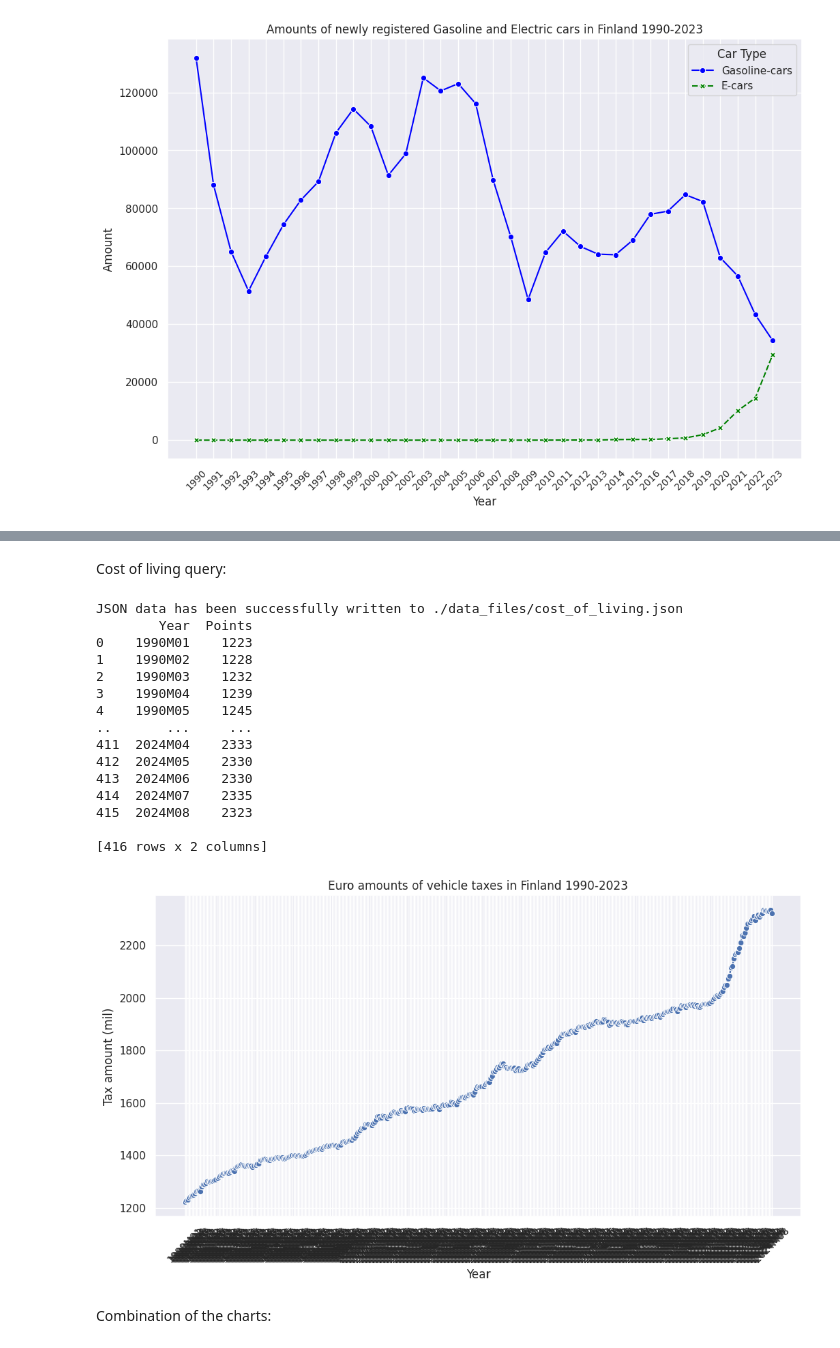
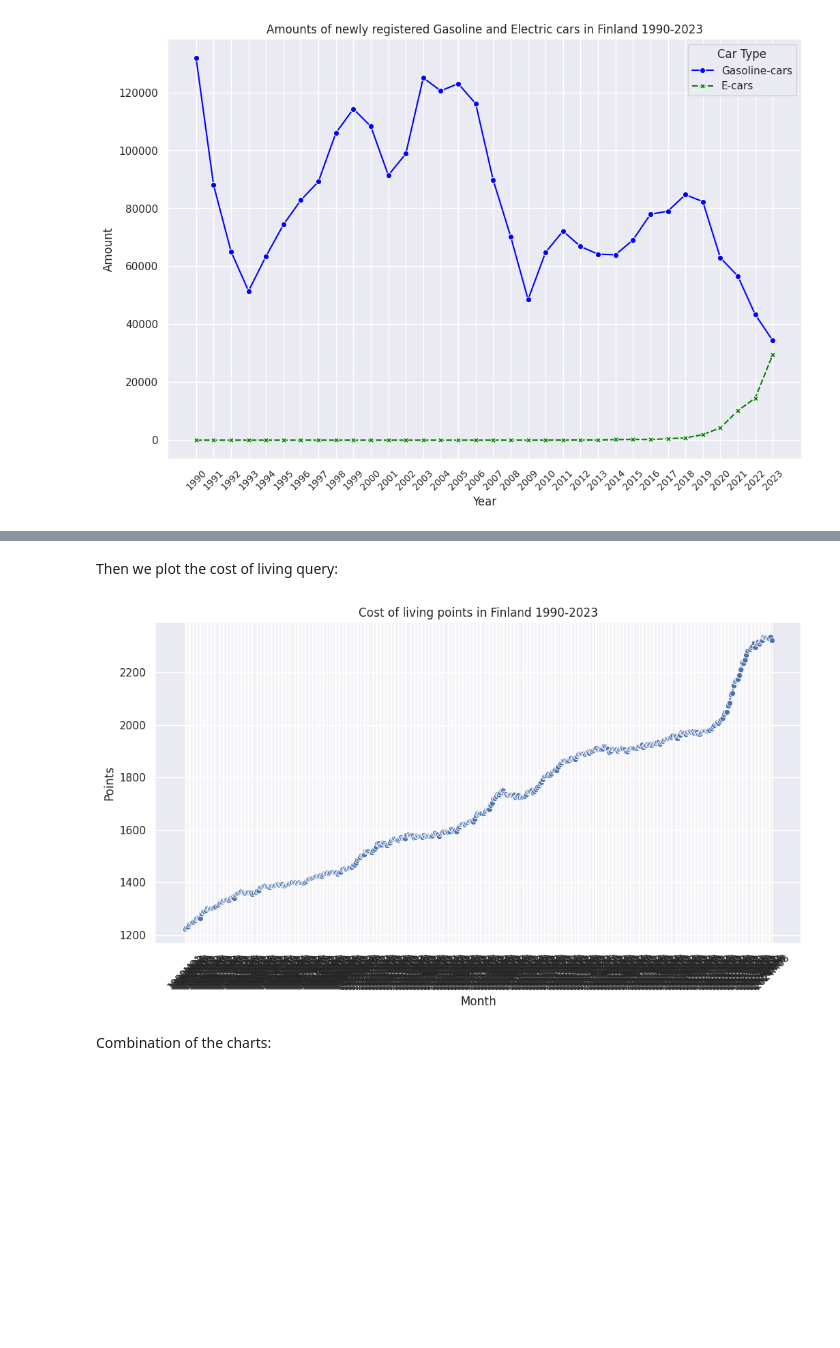
Before and after one commit to HY-Data-Science-ML-Predictions/Electric-cars-taxation, a Jupyter notebook: e_cars_notebook.ipynb, the cells around one changed output, grey strips where cells are left out. Saved outputs shown, nothing was run; the diff lists cells and outputs as text; code cells hidden in the pictures; blank space fills up the shorter version.

```diff
--- a/e_cars_notebook.ipynb
+++ b/e_cars_notebook.ipynb
@@ -146,57 +157,21 @@ JSON data has been successfully written to ./data_files/car_taxes_json.json
 [figure]
 # %% [markdown]
-Cost of living query:
+Then we plot the cost of living query:
 # %%
-from sf_queries import cost_of_living_index_json
+sns.set_theme(style="darkgrid")
+plt.figure(figsize=(12, 6))
 
-cost_of_living = post('https://statfin.stat.fi:443/PxWeb/api/v1/fi/StatFin/khi/statfin_khi_pxt_11xl.px',
-                 json=cost_of_living_index_json)
+sns.lineplot(x='Month', y='Points', data=cost_of_living_df, marker='o')
 
-if cost_of_living:
-    cost_of_living = cost_of_living.json()
+plt.xticks(rotation=45, fontsize=10)
 
-    dest = f'{TARGET}/cost_of_living.json'
+plt.xlabel('Month')
+plt.ylabel('Points')
+plt.title('Cost of living points in Finland 1990-2023')
 
-    json_to_text(cost_of_living, dest)
-    # read json retrieved from sf to text file to analyze the data to make dataframe efficiently
-
-    months = list(cost_of_living['dimension']['Kuukausi']['category']['label'].values())
-    amounts = cost_of_living['value']
-
-
-    taxes_df = pd.DataFrame({'Month': months,
-                             'Points': amounts})
-    print(taxes_df)
-
-    sns.set_theme(style="darkgrid")
-    plt.figure(figsize=(12, 6))
-
-    sns.lineplot(x='Month', y='Points', data=taxes_df, marker='o')
-
-    plt.xticks(rotation=45, fontsize=10)
-
-    plt.xlabel('Month')
-    plt.ylabel('Points')
-    plt.title('Cost of living points in Finland 1990-2023')
-
-    plt.show()
+plt.show()
 # %% [output]
-JSON data has been successfully written to ./data_files/cost_of_living.json
-        Year  Points
-0    1990M01    1223
-1    1990M02    1228
-2    1990M03    1232
-3    1990M04    1239
-4    1990M05    1245
-..       ...     ...
-411  2024M04    2333
-412  2024M05    2330
-413  2024M06    2330
-414  2024M07    2335
-415  2024M08    2323
-
-[416 rows x 2 columns]
-[figure, old version]
+[figure, new version]
 # %% [markdown]
 Combination of the charts:
 # %%
```
Also changed, not shown: parts of 12 cells of this notebook, 3 other files.
